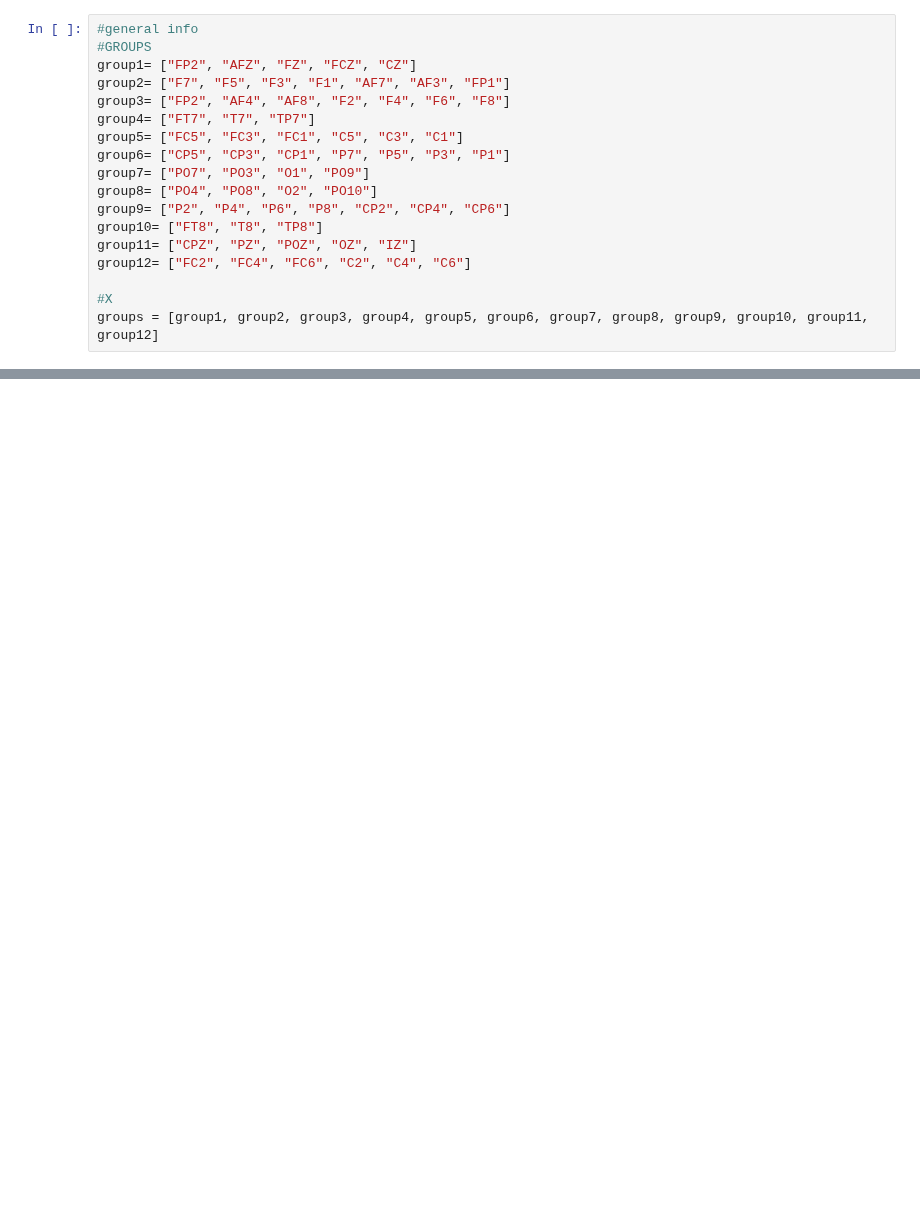
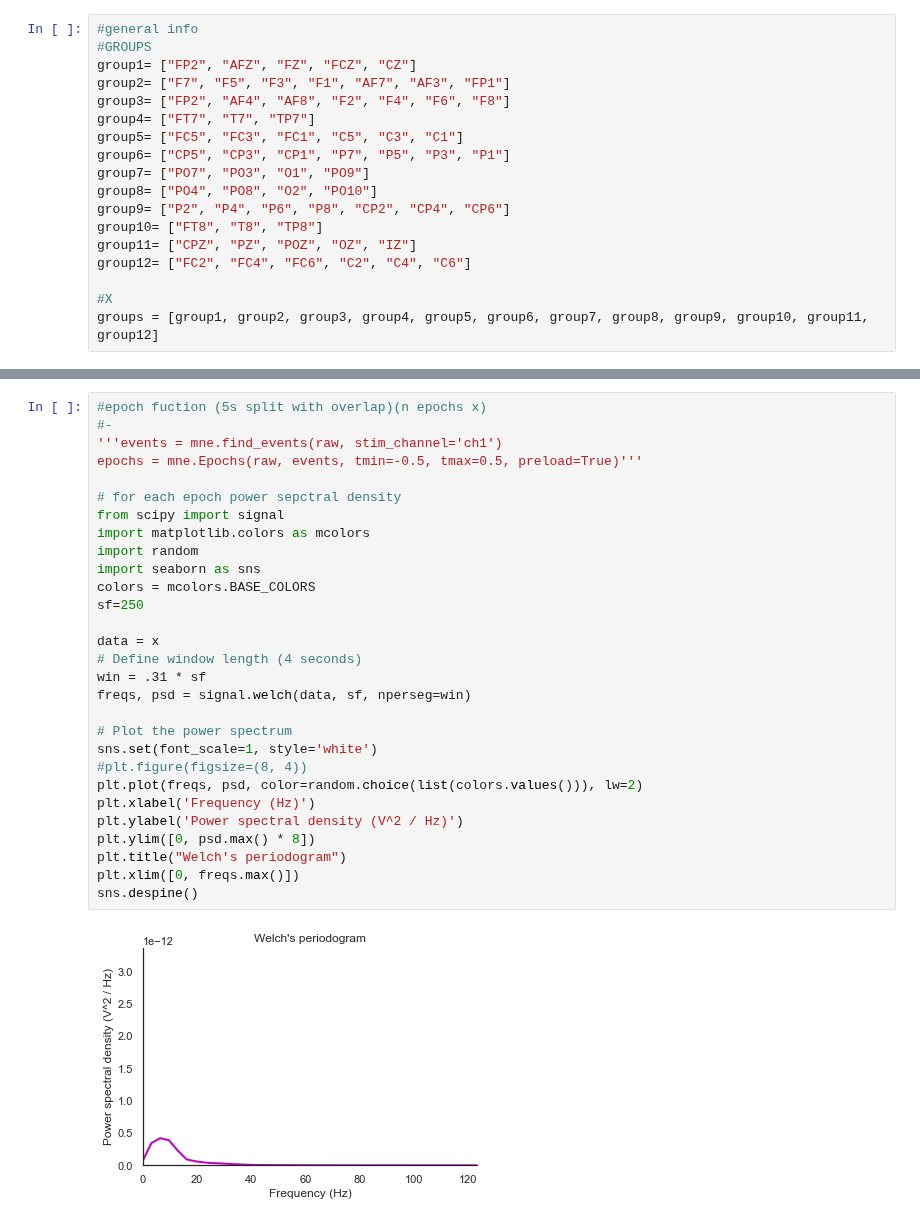
Before and after one commit to LaiaNO/EEG, a Jupyter notebook: 10_11_2020_EEGData.ipynb, the cells around one changed output, grey strips where cells are left out. Drawn from its saved outputs; the diff is of its cells as text; blank space fills up the shorter version.

```diff
--- a/10_11_2020_EEGData.ipynb
+++ b/10_11_2020_EEGData.ipynb
@@ -96,0 +162,31 @@ NameError: name 'info' is not defined
+# %%
+#epoch fuction (5s split with overlap)(n epochs x)
+#-
+'''events = mne.find_events(raw, stim_channel='ch1')
+epochs = mne.Epochs(raw, events, tmin=-0.5, tmax=0.5, preload=True)'''
+
+# for each epoch power sepctral density
+from scipy import signal
+import matplotlib.colors as mcolors
+import random
+import seaborn as sns
+colors = mcolors.BASE_COLORS
+sf=250
+
+data = x
+# Define window length (4 seconds)
+win = .31 * sf
+freqs, psd = signal.welch(data, sf, nperseg=win)
+
+# Plot the power spectrum
+sns.set(font_scale=1, style='white')
+#plt.figure(figsize=(8, 4))
+plt.plot(freqs, psd, color=random.choice(list(colors.values())), lw=2)
+plt.xlabel('Frequency (Hz)')
+plt.ylabel('Power spectral density (V^2 / Hz)')
+plt.ylim([0, psd.max() * 8])
+plt.title("Welch's periodogram")
+plt.xlim([0, freqs.max()])
+sns.despine()
+# %% [output]
+[figure, added]
```
Also changed, not shown: parts of 6 cells of this notebook, 1 other file.
